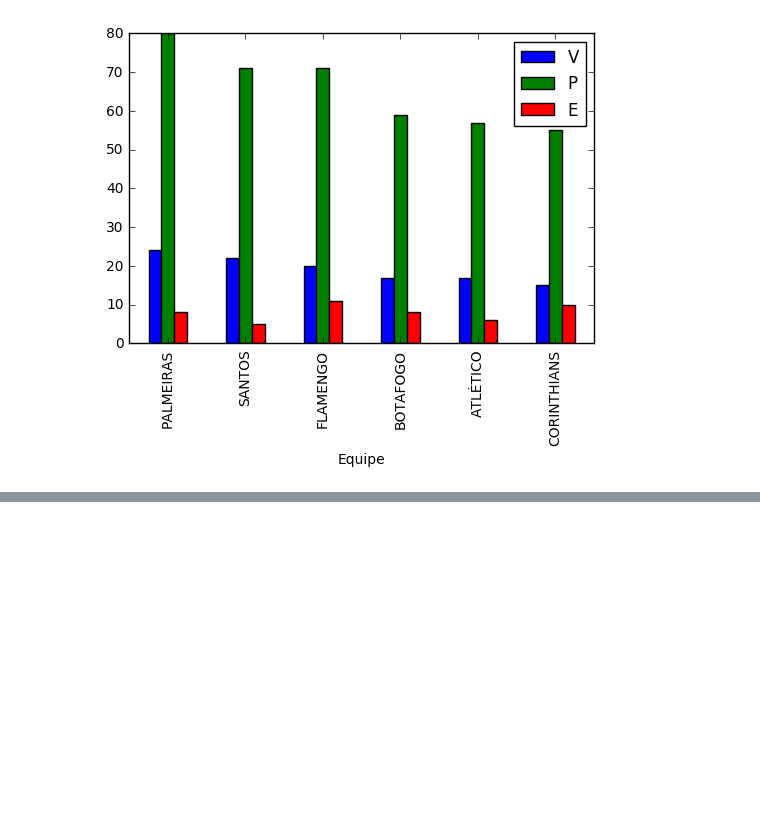
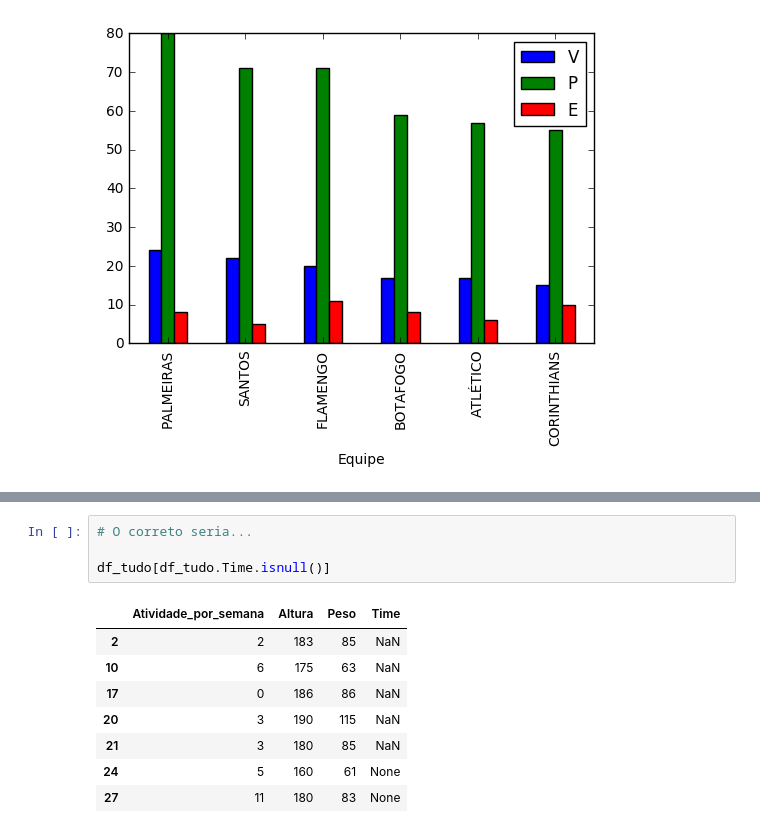
Before and after one commit to hitoshinagano/Locaweb_aulas, a Jupyter notebook: Aula 2017.ipynb, the cells around one changed output, grey strips where cells are left out. Drawn from its saved outputs; the diff is of its cells as text; blank space fills up the shorter version.

```diff
--- a/Aula 2017.ipynb
+++ b/Aula 2017.ipynb
@@ -1203,0 +1384,13 @@ df[['V', 'P', 'E']].plot(kind='bar')
+# %%
+# O correto seria...
+
+df_tudo[df_tudo.Time.isnull()]
+# %% [output]
+|  | Atividade_por_semana | Altura | Peso | Time |
+| 2 | 2 | 183 | 85 | NaN |
+| 10 | 6 | 175 | 63 | NaN |
+| 17 | 0 | 186 | 86 | NaN |
+| 20 | 3 | 190 | 115 | NaN |
+| 21 | 3 | 180 | 85 | NaN |
+| 24 | 5 | 160 | 61 | None |
+| 27 | 11 | 180 | 83 | None |
```
Also changed, not shown: parts of 50 cells of this notebook, 1 other file.
